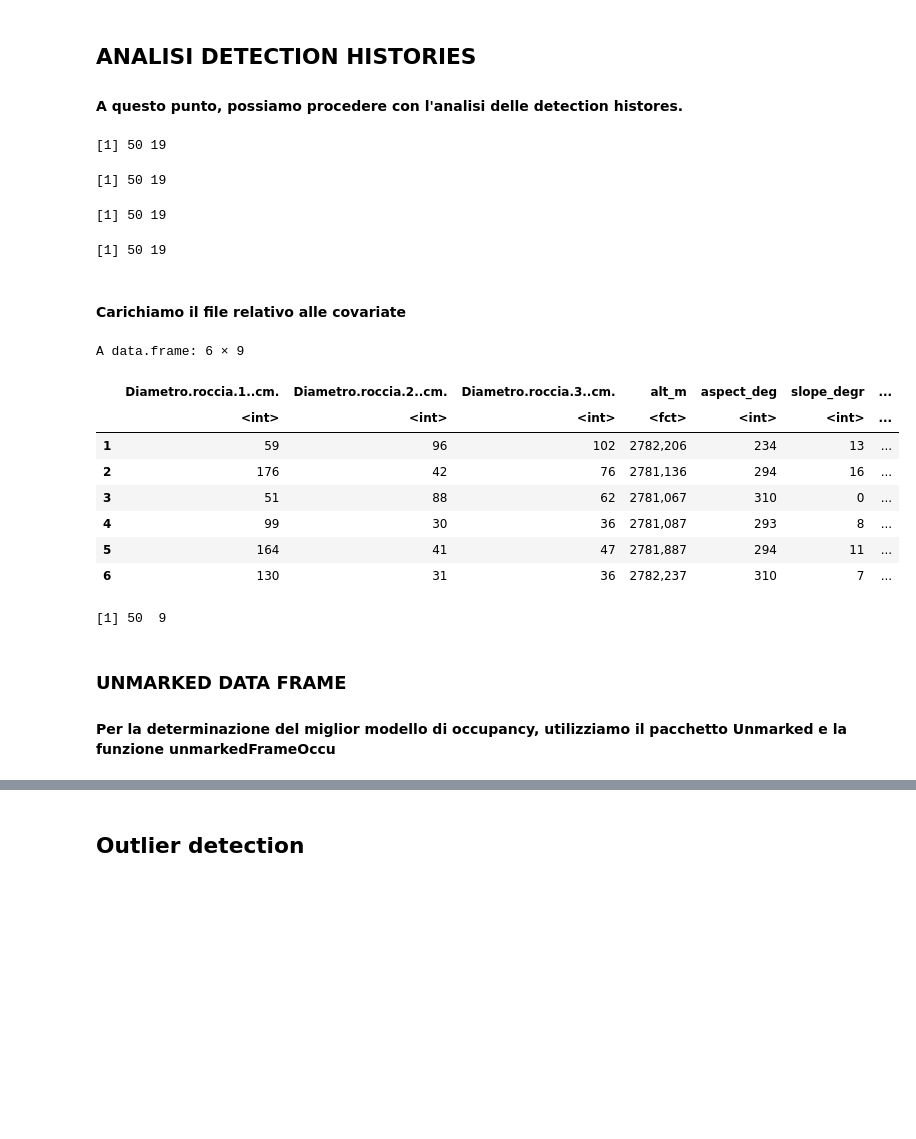
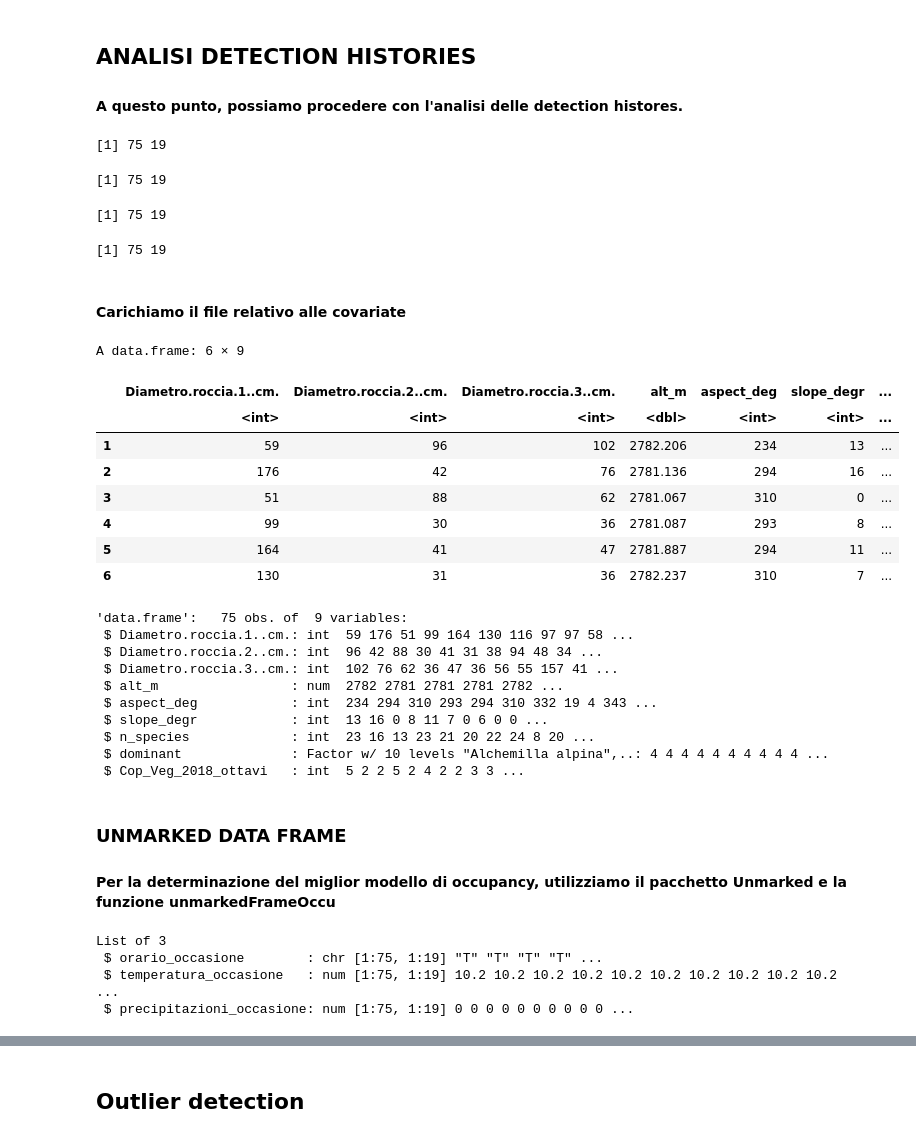
Before and after one commit to GabyOM/Chionomys-nivalis-analysis, a Jupyter notebook: 4. Dati Alba-Temperatura-Precipitazioni.ipynb, the cells around one changed output, grey strips where cells are left out. Drawn from its saved outputs; the diff is of its cells as text; code cells hidden in the pictures; blank space fills up the shorter version.

```diff
--- a/4. Dati Alba-Temperatura-Precipitazioni.ipynb
+++ b/4. Dati Alba-Temperatura-Precipitazioni.ipynb
@@ -52,6 +52,8 @@ Datioccas_ <- subset(Datioccas, anno_int & sessione_int)
 orario_occasione_singola <- as.data.frame(t(select(Datioccas_, ALBA..A.T.)))
 
 trappole_posizionate <- max(Datioccas_$trappole.posizionate)
+# forzo il numero di trappole a 75
+trappole_posizionate <- 75
 numero_occasioni <- nrow(Datioccas_)
 
 # forziamo 75 trappole
@@ -59,5 +61,6 @@ numero_occasioni <- nrow(Datioccas_)
 orario_occasione <- rbind(orario_occasione_singola[rep(1, trappole_posizionate), ])
 orario_occasione <- as.matrix(orario_occasione)
 rownames(orario_occasione) <- c(1:trappole_posizionate)
-tail(orario_occasione)
+
+orario_occasione
 # %% [output]
@@ -129,36 +143,53 @@ dim(occasioni_cattura)
 #Creiamo a questo punto una lista che contenga i dati in oggetto
 obs.covs <- list(
     orario_occasione = matrix(c(orario_occasione), nrow=trappole_posizionate, ncol=numero_occasioni, byrow=FALSE),
-    precipitazioni_occasione = matrix(c(precipitazioni_occasione), nrow=trappole_posizionate, ncol=numero_occasioni, byrow=FALSE),
-    temperatura_occasione = matrix(c(temperatura_occasione), nrow=trappole_posizionate, ncol=numero_occasioni, byrow=FALSE)
+    temperatura_occasione = matrix(c(temperatura_occasione), nrow=trappole_posizionate, ncol=numero_occasioni, byrow=FALSE),
+    precipitazioni_occasione = matrix(c(precipitazioni_occasione), nrow=trappole_posizionate, ncol=numero_occasioni, byrow=FALSE)
 )
 #obs.covs
 # %% [output]
-[1] 50 19
+[1] 75 19
-[1] 50 19
+[1] 75 19
-[1] 50 19
+[1] 75 19
-[1] 50 19
+[1] 75 19
 # %% [markdown]
 #### Carichiamo il file relativo alle covariate
 # %%
-dati.cov <- read.csv("Dati-elaborati/Dati-cov.csv", sep=";")# da leggere file csv relativo alle covariate
+dati.cov <- read.csv("Dati-elaborati/Dati-cov.csv", dec=",", sep=";")# da leggere file csv relativo alle covariate
 dati.cov <- dati.cov[1:trappole_posizionate,]
+
 head(dati.cov)
-dim(dati.cov)
+str(dati.cov)
 # %% [output]
 A data.frame: 6 × 9
 |  | Diametro.roccia.1..cm. | Diametro.roccia.2..cm. | Diametro.roccia.3..cm. | alt_m | aspect_deg | slope_degr | ... |
-|  | <int> | <int> | <int> | <fct> | <int> | <int> | ... |
-| 1 | 59 | 96 | 102 | 2782,206 | 234 | 13 | ... |
-| 2 | 176 | 42 | 76 | 2781,136 | 294 | 16 | ... |
-| 3 | 51 | 88 | 62 | 2781,067 | 310 | 0 | ... |
-| 4 | 99 | 30 | 36 | 2781,087 | 293 | 8 | ... |
-| 5 | 164 | 41 | 47 | 2781,887 | 294 | 11 | ... |
-| 6 | 130 | 31 | 36 | 2782,237 | 310 | 7 | ... |
+|  | <int> | <int> | <int> | <dbl> | <int> | <int> | ... |
+| 1 | 59 | 96 | 102 | 2782.206 | 234 | 13 | ... |
+| 2 | 176 | 42 | 76 | 2781.136 | 294 | 16 | ... |
+| 3 | 51 | 88 | 62 | 2781.067 | 310 | 0 | ... |
+| 4 | 99 | 30 | 36 | 2781.087 | 293 | 8 | ... |
+| 5 | 164 | 41 | 47 | 2781.887 | 294 | 11 | ... |
+| 6 | 130 | 31 | 36 | 2782.237 | 310 | 7 | ... |
-[1] 50  9
+'data.frame':   75 obs. of  9 variables:
+ $ Diametro.roccia.1..cm.: int  59 176 51 99 164 130 116 97 97 58 ...
+ $ Diametro.roccia.2..cm.: int  96 42 88 30 41 31 38 94 48 34 ...
+ $ Diametro.roccia.3..cm.: int  102 76 62 36 47 36 56 55 157 41 ...
+ $ alt_m                 : num  2782 2781 2781 2781 2782 ...
+ $ aspect_deg            : int  234 294 310 293 294 310 332 19 4 343 ...
+ $ slope_degr            : int  13 16 0 8 11 7 0 6 0 0 ...
+ $ n_species             : int  23 16 13 23 21 20 22 24 8 20 ...
+ $ dominant              : Factor w/ 10 levels "Alchemilla alpina",..: 4 4 4 4 4 4 4 4 4 4 ...
+ $ Cop_Veg_2018_ottavi   : int  5 2 2 5 2 4 2 2 3 3 ...
 # %% [markdown]
 ### UNMARKED DATA FRAME
 #### Per la determinazione del miglior modello di occupancy, utilizziamo il pacchetto Unmarked e la funzione unmarkedFrameOccu
+# %%
+str(obs.covs)
+# %% [output]
+List of 3
+ $ orario_occasione        : chr [1:75, 1:19] "T" "T" "T" "T" ...
+ $ temperatura_occasione   : num [1:75, 1:19] 10.2 10.2 10.2 10.2 10.2 10.2 10.2 10.2 10.2 10.2 ...
+ $ precipitazioni_occasione: num [1:75, 1:19] 0 0 0 0 0 0 0 0 0 0 ...
 # %%
 ## UNMARKED DATA FRAME
 # ?unmarkedFrameOccu
```
Also changed, not shown: parts of 16 cells of this notebook, 7 other files.
